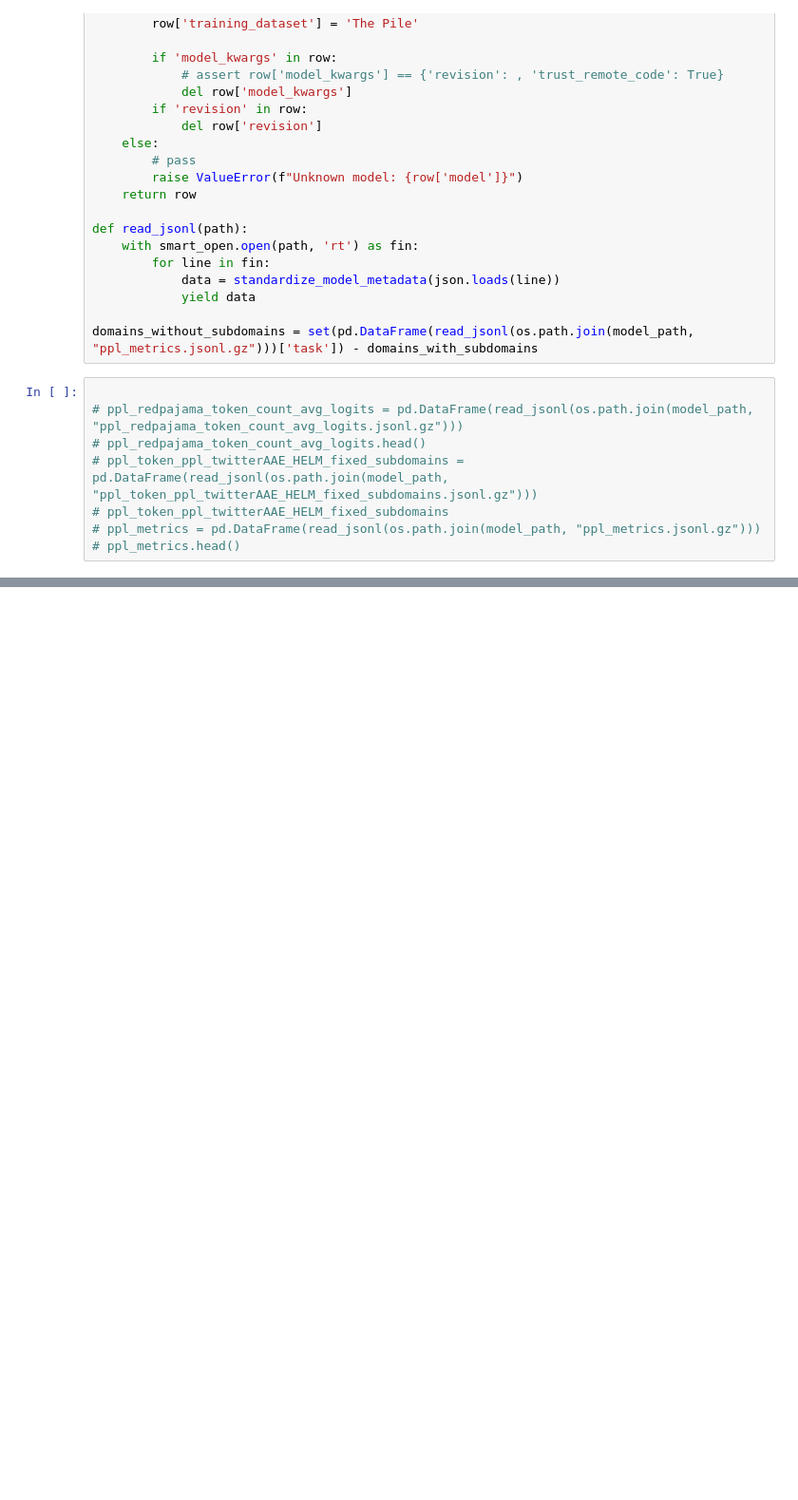
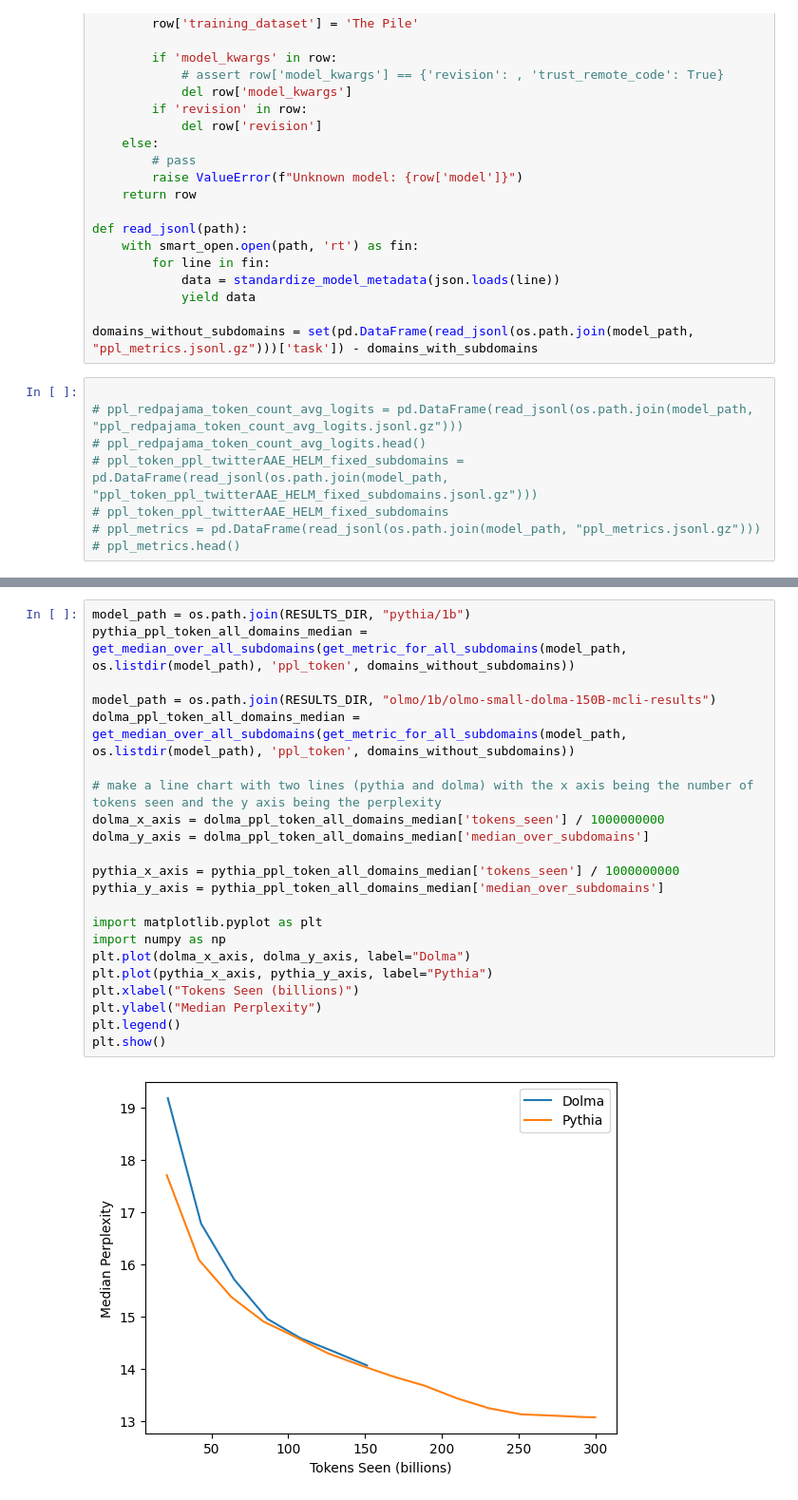
Before and after one commit to allenai/OLMo-Eval, a Jupyter notebook: notebooks/perplexity_suite_paper_visualizations.ipynb.ipynb, the cells around one changed output, grey strips where cells are left out. Shown at 95% size. Cells and saved outputs as stored; diff of their text form; blank space fills up the shorter version.

```diff
--- a/notebooks/perplexity_suite_paper_visualizations.ipynb.ipynb
+++ b/notebooks/perplexity_suite_paper_visualizations.ipynb.ipynb
@@ -190,3 +235,27 @@ def get_win_rate_over_all_subdomains(df):
+# %%
+model_path = os.path.join(RESULTS_DIR, "pythia/1b")
+pythia_ppl_token_all_domains_median = get_median_over_all_subdomains(get_metric_for_all_subdomains(model_path, os.listdir(model_path), 'ppl_token', domains_without_subdomains))
+
+model_path = os.path.join(RESULTS_DIR, "olmo/1b/olmo-small-dolma-150B-mcli-results")
+dolma_ppl_token_all_domains_median = get_median_over_all_subdomains(get_metric_for_all_subdomains(model_path, os.listdir(model_path), 'ppl_token', domains_without_subdomains))
+
+# make a line chart with two lines (pythia and dolma) with the x axis being the number of tokens seen and the y axis being the perplexity
+dolma_x_axis = dolma_ppl_token_all_domains_median['tokens_seen'] / 1000000000
+dolma_y_axis = dolma_ppl_token_all_domains_median['median_over_subdomains']
+
+pythia_x_axis = pythia_ppl_token_all_domains_median['tokens_seen'] / 1000000000
+pythia_y_axis = pythia_ppl_token_all_domains_median['median_over_subdomains']
+
+import matplotlib.pyplot as plt
+import numpy as np
+plt.plot(dolma_x_axis, dolma_y_axis, label="Dolma")
+plt.plot(pythia_x_axis, pythia_y_axis, label="Pythia")
+plt.xlabel("Tokens Seen (billions)")
+plt.ylabel("Median Perplexity")
+plt.legend()
+plt.show()
+# %% [output]
+[figure, added]
 # %%
 model_path = os.path.join(RESULTS_DIR, "pythia/1b")
 pythia_ppl_token_all_domains_avg = get_avg_over_all_subdomains(get_metric_for_all_subdomains(model_path, os.listdir(model_path), 'ppl_token', domains_without_subdomains))
```
Also changed, not shown: parts of 7 cells of this notebook.
